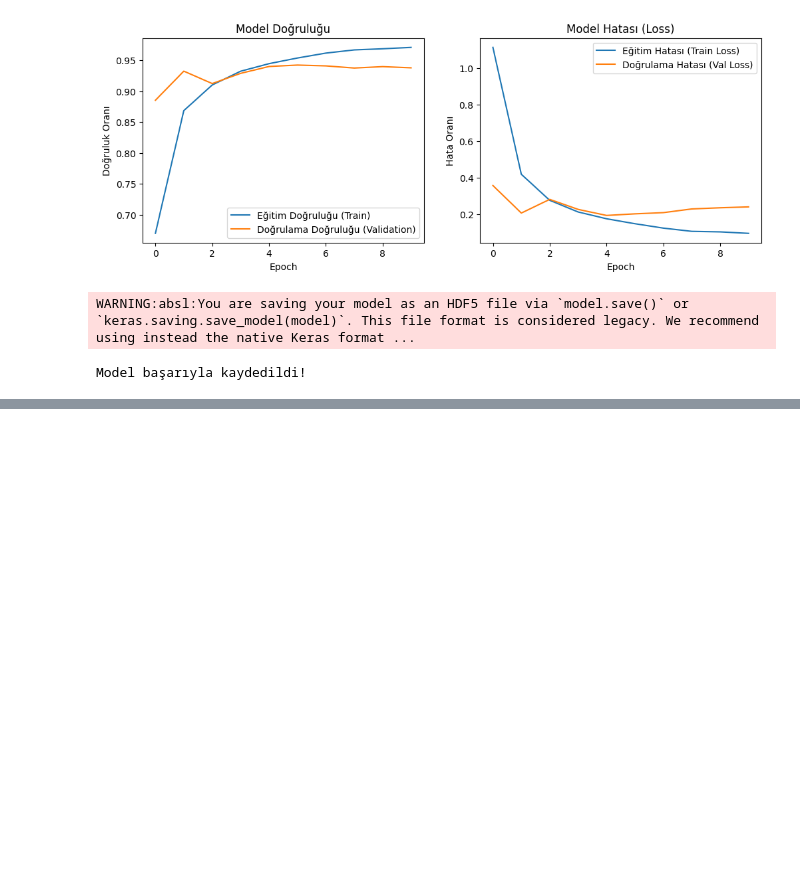
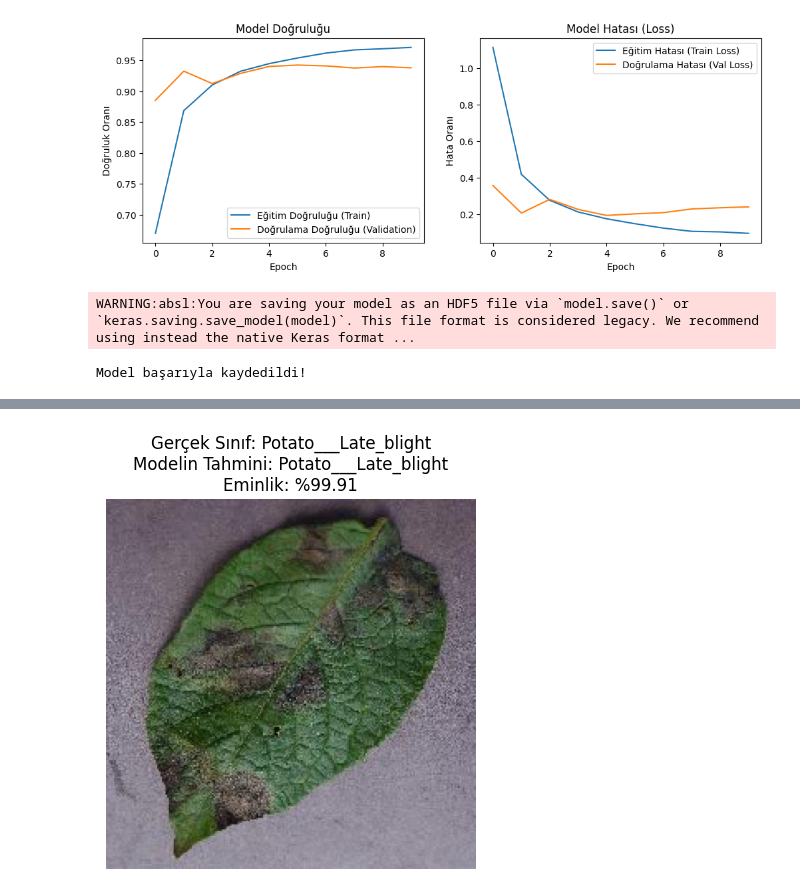
Before and after one commit to cerenk44/plant-disease-detection, a Jupyter notebook: Plant_Disease_Detection_CNN.ipynb, the cells around one changed output, grey strips where cells are left out. Drawn from its saved outputs; the diff is of its cells as text; code cells hidden in the pictures; blank space fills up the shorter version.

```diff
--- a/Plant_Disease_Detection_CNN.ipynb
+++ b/Plant_Disease_Detection_CNN.ipynb
@@ -186,0 +194,28 @@ Model başarıyla kaydedildi!
+# %%
+import numpy as np
+import matplotlib.pyplot as plt
+
+# Sınıf sözlüğümüzün bellekte olduğundan emin olalım
+sinif_isimleri = {v: k for k, v in train_data.class_indices.items()}
+
+# Doğrulama (validation) setimizden rastgele bir grup resim alalım
+x_batch, y_batch = next(valid_data)
+
+# Gruptaki ilk resmi seçelim
+test_resmi = x_batch[0]
+gercek_etiket_id = np.argmax(y_batch[0])
+
+# Modeli tahmin ettirelim (Resim zaten 0-1 arasına çekilmiş olduğu için tekrar /255.0 YAPMIYORUZ)
+tahmin = model.predict(np.expand_dims(test_resmi, axis=0))
+tahmin_id = np.argmax(tahmin[0])
+
+# İsimleri sözlükten eşleştirelim
+gercek_hastalik = sinif_isimleri[gercek_etiket_id]
+tahmin_edilen = sinif_isimleri[tahmin_id]
+
+# Sonucu çizdirelim
+plt.imshow(test_resmi)
+plt.title(f"Gerçek Sınıf: {gercek_hastalik}\nModelin Tahmini: {tahmin_edilen}\nEminlik: %{np.max(tahmin[0])*100:.2f}")
+plt.axis('off')
+plt.show()
+# %% [output]
@@ -186,0 +223 @@ Model başarıyla kaydedildi!
+[figure, added]
```
Also changed, not shown: parts of 2 cells of this notebook.
